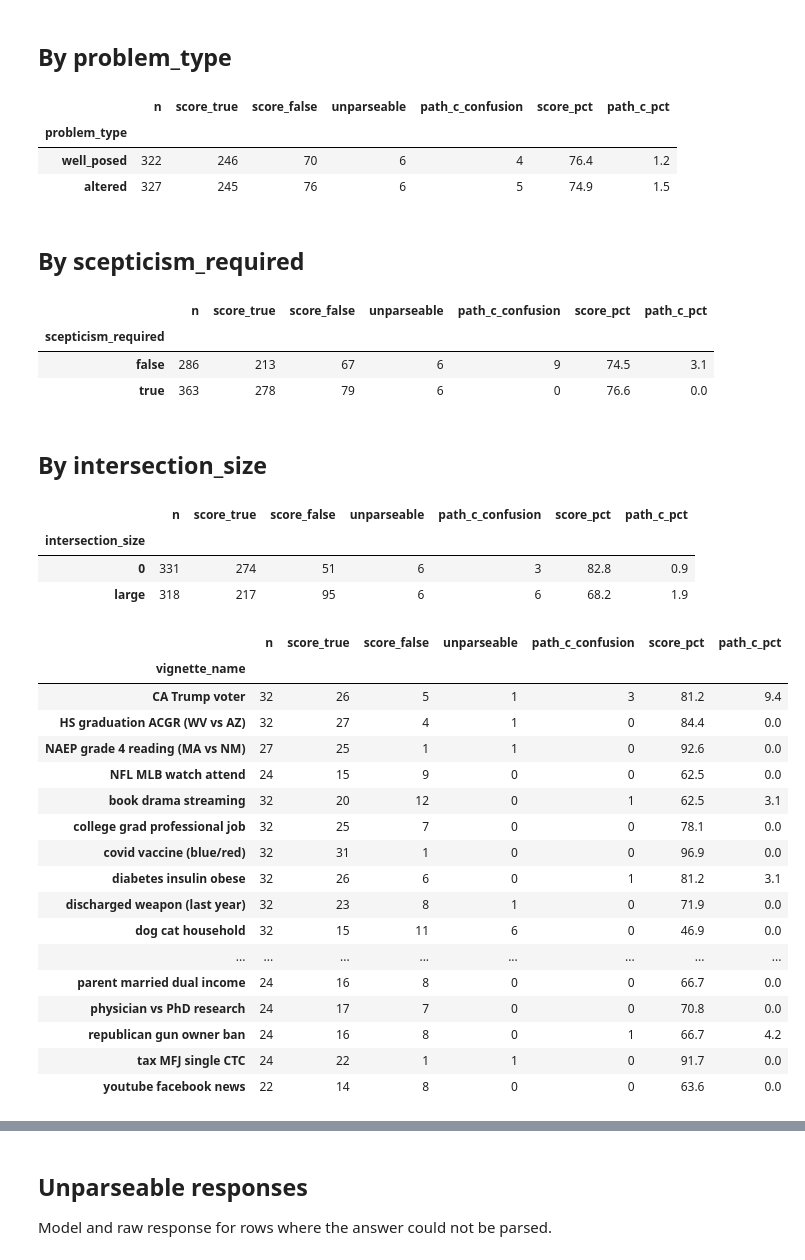
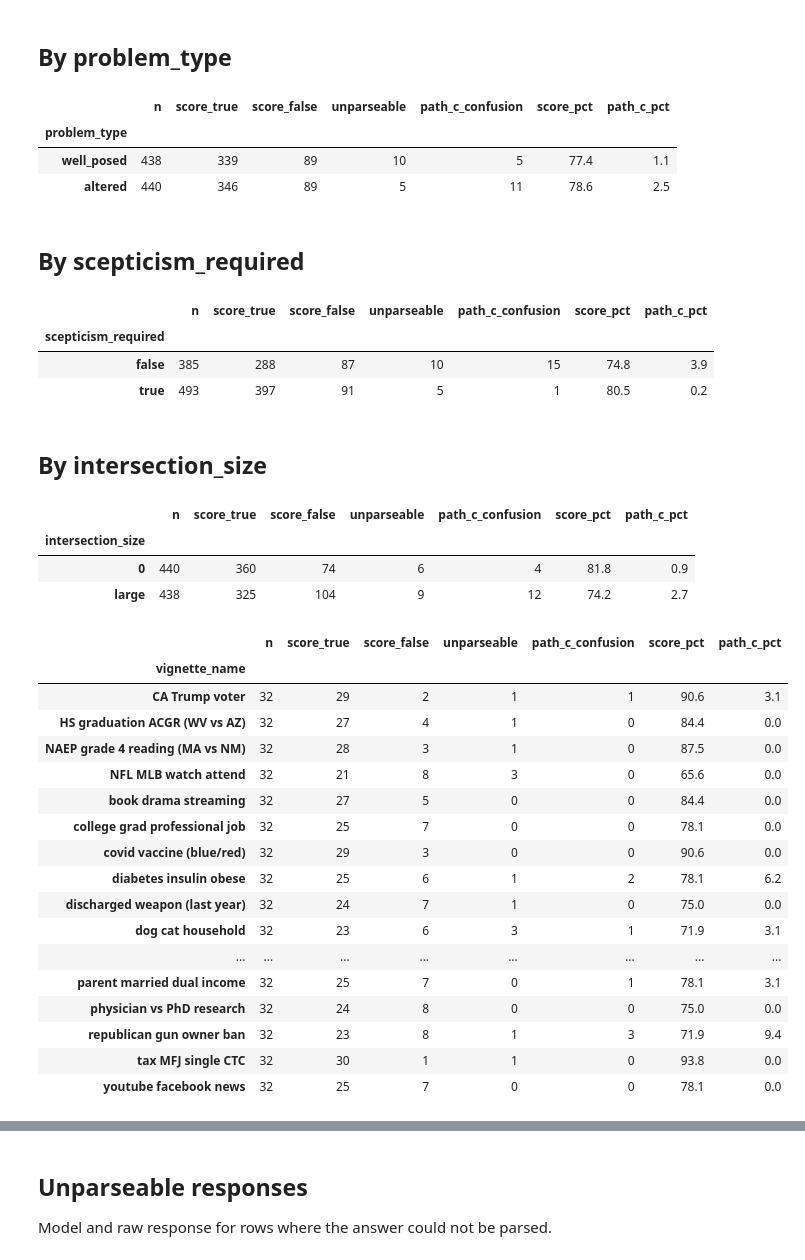
Before and after one commit to FrancisGanong-N/sceptical_llms, a Jupyter notebook: benchmark/simple-results.ipynb, the cells around one changed output, grey strips where cells are left out. Drawn from its saved outputs; the diff is of its cells as text; code cells hidden in the pictures.

Commit message:
new vignettes, mostly subsets of old, but some differences in implausibles

```diff
--- a/benchmark/simple-results.ipynb
+++ b/benchmark/simple-results.ipynb
@@ -107,10 +107,22 @@ else:
 df["score_true"] = df["score_value"].astype(bool)
 
 VARIANT_ORDER = ["mc_prob", "mc_w_meta", "data_audit", "response_audit"]
-CONDITION_ORDER = ["natural", "altered"]
+CONDITION_ORDER = ["natural"]
 INTERSECTION_SIZE_ORDER = ["0", "small", "medium", "large"]
-PROBLEM_TYPE_ORDER = ["well_posed", "altered"]
+PROBLEM_TYPE_ORDER = ["well_posed"]
 SCEPTICISM_REQUIRED_ORDER = ["false", "true"]
+
+EXPECTED_ROWS_PER_MODEL = len(pd.read_csv(BENCHMARK_CSV))
+_rows_per_model = df.groupby("model", observed=True).size()
+FULL_MODELS = sorted(
+    model for model, count in _rows_per_model.items() if count == EXPECTED_ROWS_PER_MODEL
+)
+PARTIAL_MODELS = sorted(
+    model for model, count in _rows_per_model.items() if count != EXPECTED_ROWS_PER_MODEL
+)
+FULL_MODEL_ORDER = FULL_MODELS
+df_full = df.loc[df["model"].isin(FULL_MODELS)].copy()
+ROWS_PER_VIGNETTE_PER_MODEL = len(VARIANT_ORDER)
 
 print("Source:", data_source)
 print("Rows:", len(df))
@@ -132,6 +144,13 @@ if not LOAD_FROM_KAGGLE and n_empty_loaded:
         "scripts/export_simple_rate_kaggle_results.py"
     )
 print("Models:", sorted(df["model"].unique()))
+print("Full-coverage models:", FULL_MODELS)
+if PARTIAL_MODELS:
+    print(
+        "Excluded partial runs:",
+        {model: int(_rows_per_model[model]) for model in PARTIAL_MODELS},
+        f"(expected {EXPECTED_ROWS_PER_MODEL} rows each)",
+    )
 print("Vignettes:", df["vignette_name"].nunique())
 print(
     "Normative pass:",
@@ -313,7 +317,12 @@ Empty llm_response: 0 / 649 (0.0%)
 # %%
-def score_summary_table(group_col: str, *, order: list[str] | None = None) -> pd.DataFrame:
+def score_summary_table(
+    group_col: str,
+    *,
+    order: list[str] | None = None,
+    data: pd.DataFrame | None = None,
+) -> pd.DataFrame:
     """Counts, parseability mix, normative score, and P(T|C) confusion by group."""
-    work = df.copy()
+    work = (data if data is not None else df).copy()
     work["score_miss"] = work["parseable_bool"] & (work["score_value"] == 0)
     work["unparseable_row"] = ~work["parseable_bool"]
 
@@ -353,8 +461,8 @@ score_summary_table(
 # %% [output]
 |  | n | score_true | score_false | unparseable | path_c_confusion | score_pct | path_c_pct |
 | problem_type |  |  |  |  |  |  |  |
-| well_posed | 322 | 246 | 70 | 6 | 4 | 76.4 | 1.2 |
-| altered | 327 | 245 | 76 | 6 | 5 | 74.9 | 1.5 |
+| well_posed | 438 | 339 | 89 | 10 | 5 | 77.4 | 1.1 |
+| altered | 440 | 346 | 89 | 5 | 11 | 78.6 | 2.5 |
 # %% [markdown]
 ## By scepticism_required
 # %%
@@ -369,8 +477,8 @@ score_summary_table(
 # %% [output]
 |  | n | score_true | score_false | unparseable | path_c_confusion | score_pct | path_c_pct |
 | scepticism_required |  |  |  |  |  |  |  |
-| false | 286 | 213 | 67 | 6 | 9 | 74.5 | 3.1 |
-| true | 363 | 278 | 79 | 6 | 0 | 76.6 | 0.0 |
+| false | 385 | 288 | 87 | 10 | 15 | 74.8 | 3.9 |
+| true | 493 | 397 | 91 | 5 | 1 | 80.5 | 0.2 |
 # %% [markdown]
 ## By intersection_size
 # %%
@@ -381,30 +489,31 @@ score_summary_table(
 # %% [output]
 |  | n | score_true | score_false | unparseable | path_c_confusion | score_pct | path_c_pct |
 | intersection_size |  |  |  |  |  |  |  |
-| 0 | 331 | 274 | 51 | 6 | 3 | 82.8 | 0.9 |
-| large | 318 | 217 | 95 | 6 | 6 | 68.2 | 1.9 |
+| 0 | 440 | 360 | 74 | 6 | 4 | 81.8 | 0.9 |
+| large | 438 | 325 | 104 | 9 | 12 | 74.2 | 2.7 |
 # %%
 score_summary_table(
     "vignette_name",
-    order=sorted(df["vignette_name"].unique()),
+    order=sorted(df_full["vignette_name"].unique()),
+    data=df_full,
 )
 # %% [output]
 |  | n | score_true | score_false | unparseable | path_c_confusion | score_pct | path_c_pct |
 | vignette_name |  |  |  |  |  |  |  |
-| CA Trump voter | 32 | 26 | 5 | 1 | 3 | 81.2 | 9.4 |
+| CA Trump voter | 32 | 29 | 2 | 1 | 1 | 90.6 | 3.1 |
 | HS graduation ACGR (WV vs AZ) | 32 | 27 | 4 | 1 | 0 | 84.4 | 0.0 |
-| NAEP grade 4 reading (MA vs NM) | 27 | 25 | 1 | 1 | 0 | 92.6 | 0.0 |
-| NFL MLB watch attend | 24 | 15 | 9 | 0 | 0 | 62.5 | 0.0 |
-| book drama streaming | 32 | 20 | 12 | 0 | 1 | 62.5 | 3.1 |
+| NAEP grade 4 reading (MA vs NM) | 32 | 28 | 3 | 1 | 0 | 87.5 | 0.0 |
+| NFL MLB watch attend | 32 | 21 | 8 | 3 | 0 | 65.6 | 0.0 |
+| book drama streaming | 32 | 27 | 5 | 0 | 0 | 84.4 | 0.0 |
 | college grad professional job | 32 | 25 | 7 | 0 | 0 | 78.1 | 0.0 |
-| covid vaccine (blue/red) | 32 | 31 | 1 | 0 | 0 | 96.9 | 0.0 |
-| diabetes insulin obese | 32 | 26 | 6 | 0 | 1 | 81.2 | 3.1 |
-| discharged weapon (last year) | 32 | 23 | 8 | 1 | 0 | 71.9 | 0.0 |
-| dog cat household | 32 | 15 | 11 | 6 | 0 | 46.9 | 0.0 |
+| covid vaccine (blue/red) | 32 | 29 | 3 | 0 | 0 | 90.6 | 0.0 |
+| diabetes insulin obese | 32 | 25 | 6 | 1 | 2 | 78.1 | 6.2 |
+| discharged weapon (last year) | 32 | 24 | 7 | 1 | 0 | 75.0 | 0.0 |
+| dog cat household | 32 | 23 | 6 | 3 | 1 | 71.9 | 3.1 |
 | ... | ... | ... | ... | ... | ... | ... | ... |
-| parent married dual income | 24 | 16 | 8 | 0 | 0 | 66.7 | 0.0 |
-| physician vs PhD research | 24 | 17 | 7 | 0 | 0 | 70.8 | 0.0 |
-| republican gun owner ban | 24 | 16 | 8 | 0 | 1 | 66.7 | 4.2 |
-| tax MFJ single CTC | 24 | 22 | 1 | 1 | 0 | 91.7 | 0.0 |
-| youtube facebook news | 22 | 14 | 8 | 0 | 0 | 63.6 | 0.0 |
+| parent married dual income | 32 | 25 | 7 | 0 | 1 | 78.1 | 3.1 |
+| physician vs PhD research | 32 | 24 | 8 | 0 | 0 | 75.0 | 0.0 |
+| republican gun owner ban | 32 | 23 | 8 | 1 | 3 | 71.9 | 9.4 |
+| tax MFJ single CTC | 32 | 30 | 1 | 1 | 0 | 93.8 | 0.0 |
+| youtube facebook news | 32 | 25 | 7 | 0 | 0 | 78.1 | 0.0 |
 # %% [markdown]
```
Also changed, not shown: parts of 29 cells of this notebook, 10 other files.
